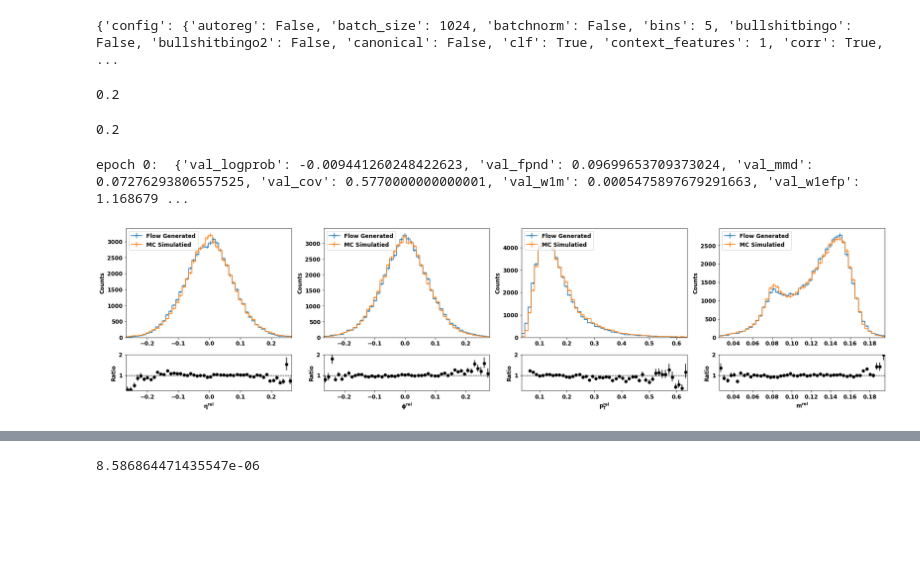
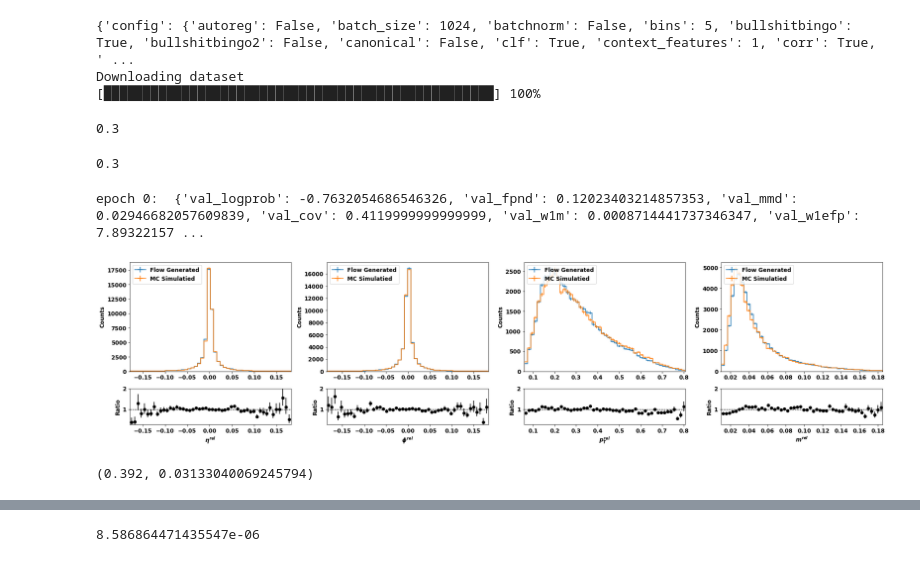
Before and after one commit to kaechb/LitJetNet, a Jupyter notebook: LitNF/plots-trafo-Neurips.ipynb, the cells around one changed output, grey strips where cells are left out. Saved outputs shown, nothing was run; the diff lists cells and outputs as text; code cells hidden in the pictures; blank space fills up the shorter version.

```diff
--- a/LitNF/plots-trafo-Neurips.ipynb
+++ b/LitNF/plots-trafo-Neurips.ipynb
@@ -474,9 +477,10 @@ class plotting_paper():
 # %%
 import yaml
 import os
-best_hparam="/beegfs/desy/user/kaechben/Transflow_best/lightning_logs/version_72/hparams.yaml"
-best_hparam="/beegfs/desy/user/kaechben/fix_mask_scan3/lightning_logs/version_180/hparams.yaml"
 
+best_hparam="/beegfs/desy/user/kaechben/fix_mask_scan3/lightning_logs/version_180/hparams.yaml" #top
+best_hparam="/beegfs/desy/user/kaechben/final_q/lightning_logs/version_9/hparams.yaml" #q
+# best_hparam="/beegfs/desy/user/kaechben/fix_mask_scan3/lightning_logs/version_180/hparams.yaml" #top
 with open(best_hparam, 'r') as stream:
         config=yaml.load(stream,Loader=yaml.Loader)
         print(config)
@@ -486,13 +490,17 @@ data_module.setup("train")
 # data=data_module.scaler.inverse_transform(data_module.data[:,:90]).reshape(-1,30,3)
 model = TransGan(config,data_module.num_batches)
 # %% [output]
-{'config': {'autoreg': False, 'batch_size': 1024, 'batchnorm': False, 'bins': 5, 'bullshitbingo': False, 'bullshitbingo2': False, 'canonical': False, 'clf': True, 'context_features': 1, 'corr': True,  ...
+{'config': {'autoreg': False, 'batch_size': 1024, 'batchnorm': False, 'bins': 5, 'bullshitbingo': True, 'bullshitbingo2': False, 'canonical': False, 'clf': True, 'context_features': 1, 'corr': True, ' ...
+Downloading dataset
+[██████████████████████████████████████████████████] 100%
-0.2
+0.3
 # %%
-model=model.load_from_checkpoint(best_model)
+best_model_t="/beegfs/desy/user/kaechben/fix_mask_scan3/epoch=5499-val_fpnd=0.08-val_w1m=0.0005.ckpt"
+best_model_q="/beegfs/desy/user/kaechben/final_q/epoch=1599-val_fpnd=0.12-val_w1m=0.0008.ckpt"
+model=model.load_from_checkpoint(best_model_q)
 model.load_datamodule(data_module)
-best_model="/beegfs/desy/user/kaechben/fix_mask_scan3/epoch=5499-val_fpnd=0.08-val_w1m=0.0005.ckpt"
-batch=data_module.test_set
+
+batch=data_module.data[:50000]
 mask = batch[:, 90:].cpu().bool().reshape(-1,30)
 batch = batch[:, :90].cpu()
 
@@ -555,33 +563,38 @@ if (np.array([model.fpnds])[-4:] > 4).all() and model.current_epoch > model.conf
 temp = {"val_logprob": float(logprob.numpy()),"val_fpnd": fpndv,"val_mmd": mmd,"val_cov": cov,"val_w1m": w1m_,
         "val_w1efp": w1efp_,"val_w1p": w1p_,"step": model.global_step,}
 print("epoch {}: ".format(model.current_epoch), temp)
 if model.hyperopt and model.global_step > 3:
     try:
         model._results(temp)
     except:
         print("error in results")
     summary = model._summary(temp)
 model.log("hp_metric", w1m_, on_step=False, on_epoch=True, prog_bar=True, logger=True)
 model.log("val_w1m", w1m_, on_step=False, on_epoch=True, prog_bar=True, logger=True)
 model.log("val_w1p", w1p_, on_step=False, on_epoch=True, prog_bar=True, logger=True)
 model.log("val_w1efp", w1efp_, on_step=False, on_epoch=True, prog_bar=True, logger=True)
 model.log("val_logprob", logprob, prog_bar=True, logger=True)
 model.log("val_cov", cov, prog_bar=True, logger=True, on_step=False, on_epoch=True)
 model.log("val_fpnd", fpndv, prog_bar=True, logger=True, on_step=False, on_epoch=True)
 model.log("val_mmd", mmd, prog_bar=True, logger=True, on_step=False, on_epoch=True)
 
 model.plot = plotting_paper(model=model,gen=fake_scaled.reshape(-1,90),true=true_scaled.reshape(-1,90),config=model.config,step=model.global_step,p="t"
 )
 # model.plot.plot_scores(scores_real,scores_fake,train=False,step=model.global_step)
 try:
     model.plot.plot_mass( m_t=m_t.cpu().numpy(), m=m_c.cpu().numpy(), save=False, bins=50, quantile=True, plot_vline=False)
     # model.plot.plot_2d(save=True)
 #     model.plot.var_part(true=true[:,:model.n_dim],gen=gen_corr[:,:model.n_dim],true_n=n_true,gen_n=n_gen_corr,
 #                          m_true=m_t,m_gen=m_test ,save=True)
 except Exception as e:
     traceback.print_exc()
 best_model_temp=temp
 # %% [output]
-0.2
+0.3
-epoch 0:  {'val_logprob': -0.009441260248422623, 'val_fpnd': 0.09699653709373024, 'val_mmd': 0.07276293806557525, 'val_cov': 0.5770000000000001, 'val_w1m': 0.0005475897679291663, 'val_w1efp': 1.168679 ...
+epoch 0:  {'val_logprob': -0.7632054686546326, 'val_fpnd': 0.12023403214857353, 'val_mmd': 0.02946682057609839, 'val_cov': 0.4119999999999999, 'val_w1m': 0.0008714441737346347, 'val_w1efp': 7.89322157 ...
-[figure, old version]
+[figure, new version]
+# %%
+cov, mmd = cov_mmd(fake_scaled,true_scaled, use_tqdm=False)
+cov,mmd
+# %% [output]
+(0.392, 0.03133040069245794)
```
Also changed, not shown: parts of 8 cells of this notebook, 5 other files.
